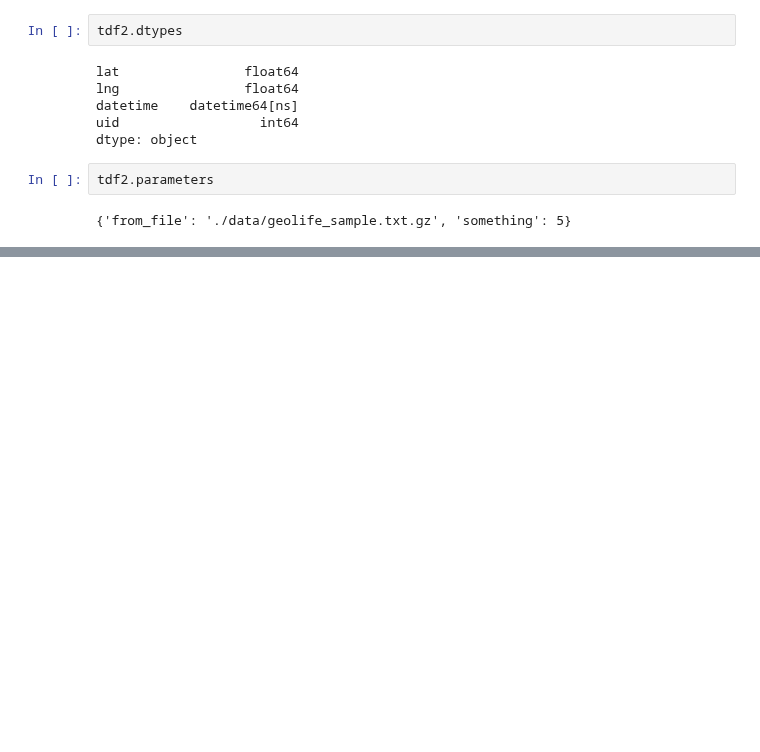
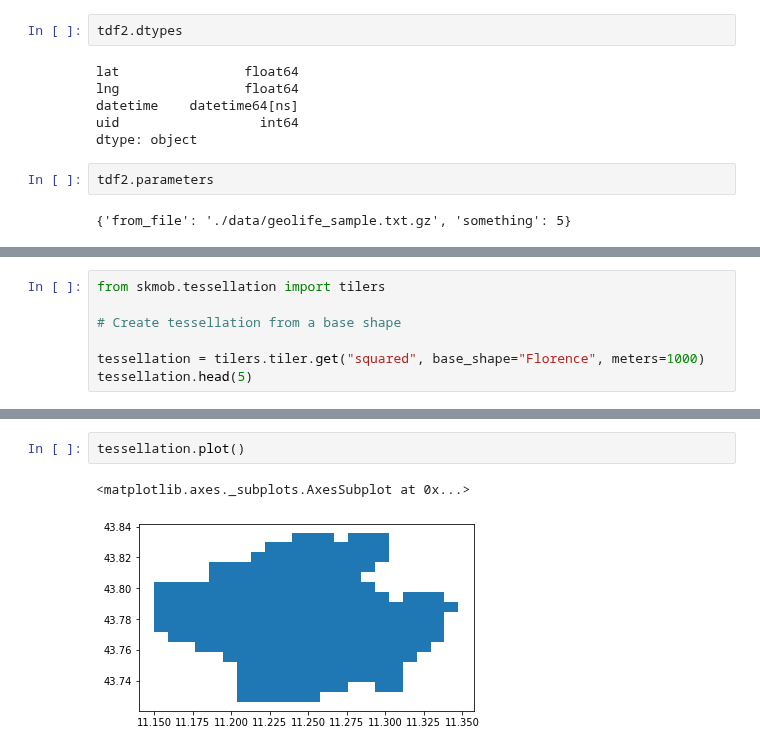
Before and after one commit to scikit-mobility/scikit-mobility, a Jupyter notebook: tutorial/0_data_structures_skmob_tutorial.ipynb, the cells around one changed output, grey strips where cells are left out. Drawn from its saved outputs; the diff is of its cells as text; blank space fills up the shorter version.

```diff
--- a/tutorial/0_data_structures_skmob_tutorial.ipynb
+++ b/tutorial/0_data_structures_skmob_tutorial.ipynb
@@ -351,0 +362,7 @@ The `FlowDataFrame` constructor requires to specify a tessellation containing th
+# %%
+from skmob.tessellation import tilers
+
+# Create tessellation from a base shape
+
+tessellation = tilers.tiler.get("squared", base_shape="Florence", meters=1000)
+tessellation.head(5)
@@ -351,0 +376,5 @@ The `FlowDataFrame` constructor requires to specify a tessellation containing th
+# %%
+tessellation.plot()
+# %% [output]
+<matplotlib.axes._subplots.AxesSubplot at 0x...>
+[figure, added]
```
Also changed, not shown: parts of 27 cells of this notebook, 3 other files.
